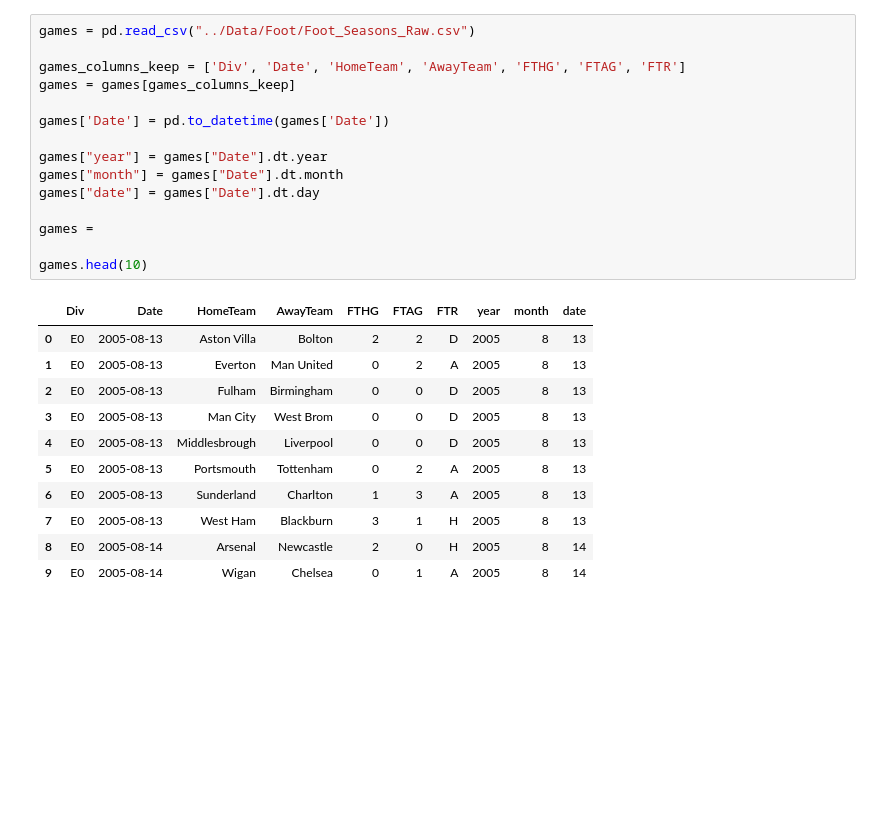
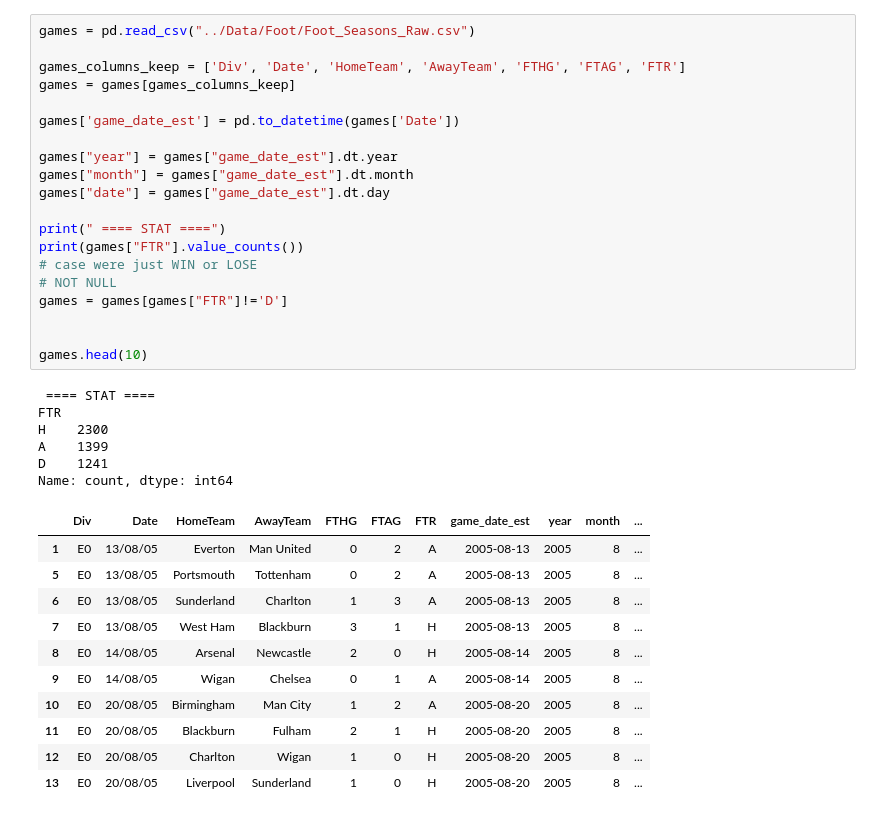
Before and after one commit to IIanonymeII/8INF974_Atelier_pratique_AI_2, a Jupyter notebook: Volley/foot_preprocessing.ipynb, the cells around one changed output. Saved outputs shown, nothing was run; the diff lists cells and outputs as text; blank space fills up the shorter version.

```diff
--- a/Volley/foot_preprocessing.ipynb
+++ b/Volley/foot_preprocessing.ipynb
@@ -39,30 +31,41 @@ please provide us feedback at https://github.com/pandas-dev/pandas/issues/54466
 # %%
 games = pd.read_csv("../Data/Foot/Foot_Seasons_Raw.csv")
 
 games_columns_keep = ['Div', 'Date', 'HomeTeam', 'AwayTeam', 'FTHG', 'FTAG', 'FTR']
 games = games[games_columns_keep]
 
-games['Date'] = pd.to_datetime(games['Date'])
+games['game_date_est'] = pd.to_datetime(games['Date'])
 
-games["year"] = games["Date"].dt.year
-games["month"] = games["Date"].dt.month
-games["date"] = games["Date"].dt.day
+games["year"] = games["game_date_est"].dt.year
+games["month"] = games["game_date_est"].dt.month
+games["date"] = games["game_date_est"].dt.day
 
-games =
+print(" ==== STAT ====")
+print(games["FTR"].value_counts())
+# case were just WIN or LOSE
+# NOT NULL
+games = games[games["FTR"]!='D']
+
 
 games.head(10)
 # %% [output]
+ ==== STAT ====
+FTR
+H    2300
+A    1399
+D    1241
+Name: count, dtype: int64
-|  | Div | Date | HomeTeam | AwayTeam | FTHG | FTAG | FTR | year | month | date |
-| 0 | E0 | 2005-08-13 | Aston Villa | Bolton | 2 | 2 | D | 2005 | 8 | 13 |
-| 1 | E0 | 2005-08-13 | Everton | Man United | 0 | 2 | A | 2005 | 8 | 13 |
-| 2 | E0 | 2005-08-13 | Fulham | Birmingham | 0 | 0 | D | 2005 | 8 | 13 |
-| 3 | E0 | 2005-08-13 | Man City | West Brom | 0 | 0 | D | 2005 | 8 | 13 |
-| 4 | E0 | 2005-08-13 | Middlesbrough | Liverpool | 0 | 0 | D | 2005 | 8 | 13 |
-| 5 | E0 | 2005-08-13 | Portsmouth | Tottenham | 0 | 2 | A | 2005 | 8 | 13 |
-| 6 | E0 | 2005-08-13 | Sunderland | Charlton | 1 | 3 | A | 2005 | 8 | 13 |
-| 7 | E0 | 2005-08-13 | West Ham | Blackburn | 3 | 1 | H | 2005 | 8 | 13 |
-| 8 | E0 | 2005-08-14 | Arsenal | Newcastle | 2 | 0 | H | 2005 | 8 | 14 |
-| 9 | E0 | 2005-08-14 | Wigan | Chelsea | 0 | 1 | A | 2005 | 8 | 14 |
+|  | Div | Date | HomeTeam | AwayTeam | FTHG | FTAG | FTR | game_date_est | year | month | ... |
+| 1 | E0 | 13/08/05 | Everton | Man United | 0 | 2 | A | 2005-08-13 | 2005 | 8 | ... |
+| 5 | E0 | 13/08/05 | Portsmouth | Tottenham | 0 | 2 | A | 2005-08-13 | 2005 | 8 | ... |
+| 6 | E0 | 13/08/05 | Sunderland | Charlton | 1 | 3 | A | 2005-08-13 | 2005 | 8 | ... |
+| 7 | E0 | 13/08/05 | West Ham | Blackburn | 3 | 1 | H | 2005-08-13 | 2005 | 8 | ... |
+| 8 | E0 | 14/08/05 | Arsenal | Newcastle | 2 | 0 | H | 2005-08-14 | 2005 | 8 | ... |
+| 9 | E0 | 14/08/05 | Wigan | Chelsea | 0 | 1 | A | 2005-08-14 | 2005 | 8 | ... |
+| 10 | E0 | 20/08/05 | Birmingham | Man City | 1 | 2 | A | 2005-08-20 | 2005 | 8 | ... |
+| 11 | E0 | 20/08/05 | Blackburn | Fulham | 2 | 1 | H | 2005-08-20 | 2005 | 8 | ... |
+| 12 | E0 | 20/08/05 | Charlton | Wigan | 1 | 0 | H | 2005-08-20 | 2005 | 8 | ... |
+| 13 | E0 | 20/08/05 | Liverpool | Sunderland | 1 | 0 | H | 2005-08-20 | 2005 | 8 | ... |
 # %%
 def map_result(result):
     if result == 'A':
```
Also changed, not shown: parts of 10 cells of this notebook, 7 other files.
